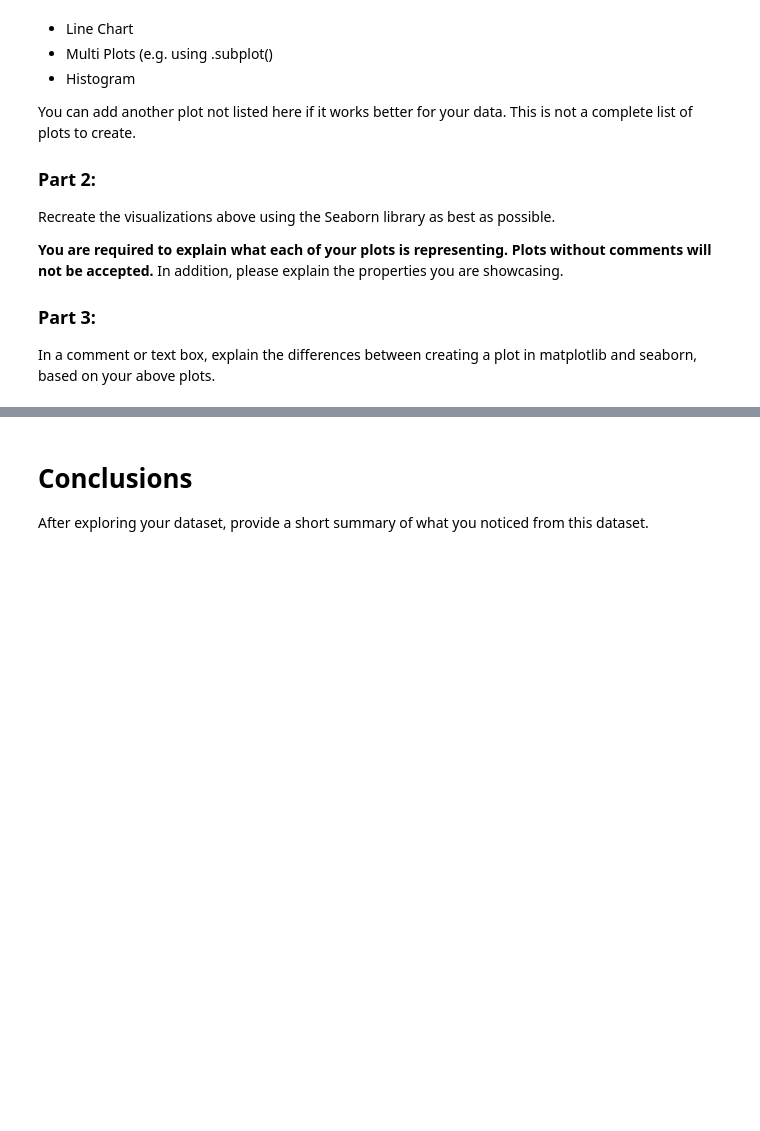
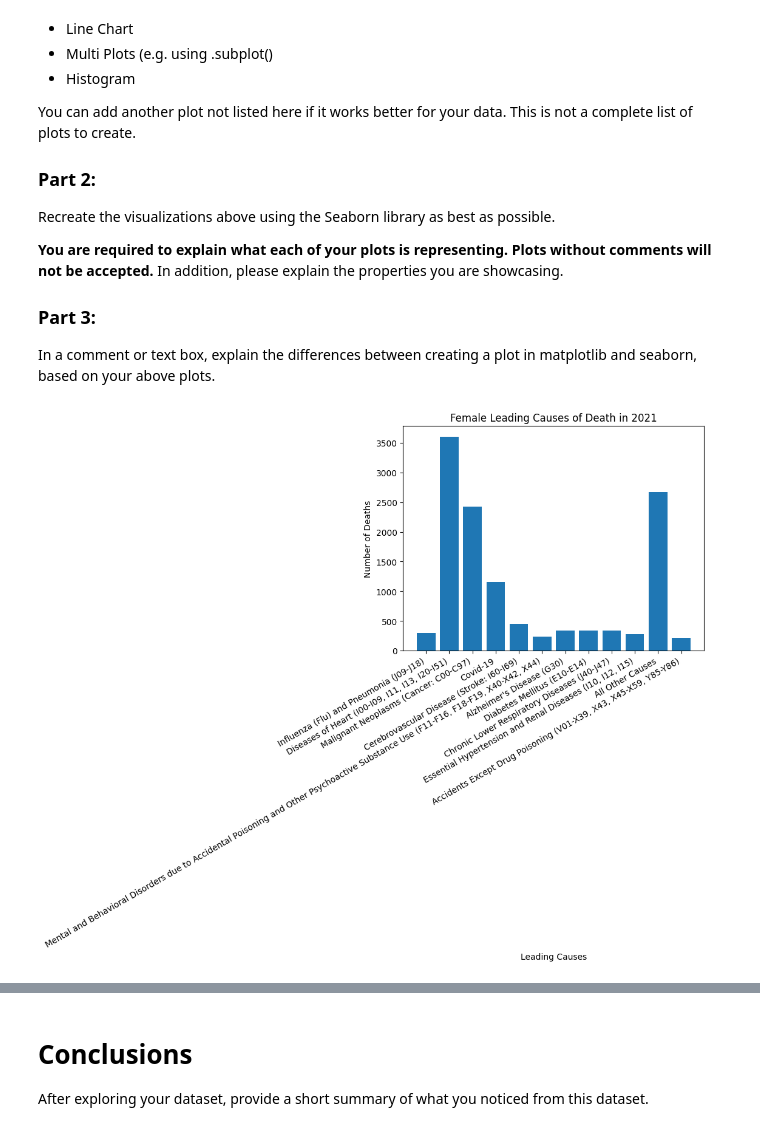
Before and after one commit to yli1048/yli1048, a Jupyter notebook: 08_assignment.ipynb, the cells around one changed output, grey strips where cells are left out. Saved outputs shown, nothing was run; the diff lists cells and outputs as text; code cells hidden in the pictures; blank space fills up the shorter version.

```diff
--- a/08_assignment.ipynb
+++ b/08_assignment.ipynb
@@ -88,6 +88,12 @@ dtype: int64
 # %%
 #remove rows with na values
 df = df.dropna()
+# %%
+#remove all "." values in the dataframe
+value = ["."]
+df = df[df.deaths.isin(value) == False]
+df = df[df.death_rate.isin(value) == False]
+df = df[df.adjusted_death_rate.isin(value) == False]
 # %%
 #find dimension
 df.shape
@@ -98,0 +114,9 @@ TypeError: agg function failed [how->mean,dtype->object]
+# %%
+#change column type for summary statistics
+convert_dict = {"year": str,
+         "deaths": float,
+         "death_rate": float,
+         "adjusted_death_rate": float}
+
+df = df.astype(convert_dict)
+print(df.dtypes)
@@ -100,3 +153,7 @@ TypeError: agg function failed [how->mean,dtype->object]
 # Data Wrangling
 
 Perform data wrangling.  You are free to use your best judgment here.  If you are stuck, look at previous assignment.
+# %%
+#create a subset for all the leading causes of death in 2021
+df_2021 = df[df["year"] == "2021"].copy()
+print(df_2021.head(3))
@@ -102,0 +184,4 @@ Perform data wrangling.  You are free to use your best judgment here.  If you ar
+# %%
+#create subset by gender for all the leading causes of death in 2021
+female_2021 = df_2021[df_2021["sex"] == "Female"].copy()
+print(female_2021.head(3))
@@ -142,3 +300,21 @@ Recreate the visualizations above using the Seaborn library as best as possible.
 
 ### **Part 3:**
 In a comment or text box, explain the differences between creating a plot in matplotlib and seaborn, based on your above plots.
+# %%
+import matplotlib.pyplot as plt
+
+#use matplotlib to create a histogram for all the leading causes in 2021
+plt.bar(female_2021["leading_cause"], female_2021["deaths"])
+
+#rotate x ticks
+plt.xticks(rotation=30, ha='right')
+
+#change labels
+plt.xlabel("Leading Causes")
+plt.ylabel("Number of Deaths")
+
+#change title
+plt.title("Female Leading Causes of Death in 2021")
+plt.show()
+# %% [output]
+[figure, added]
```
Also changed, not shown: parts of 25 cells of this notebook.
